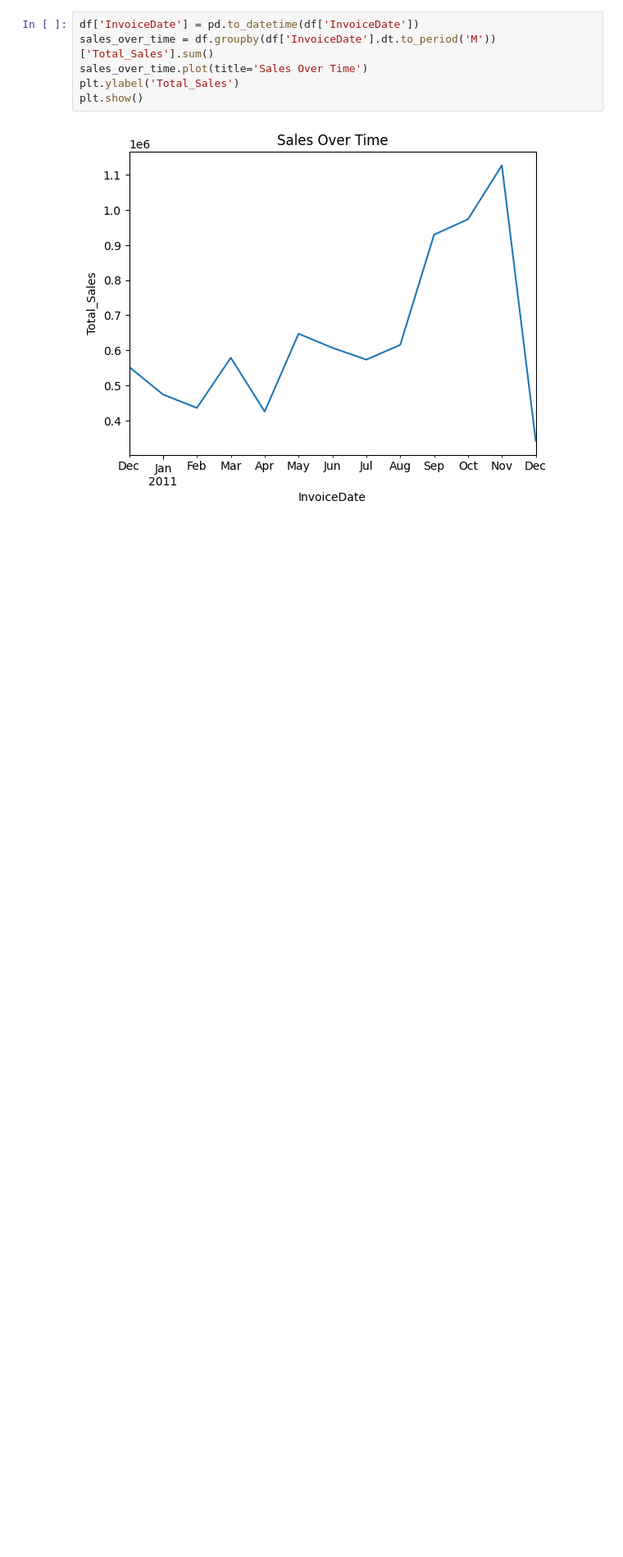
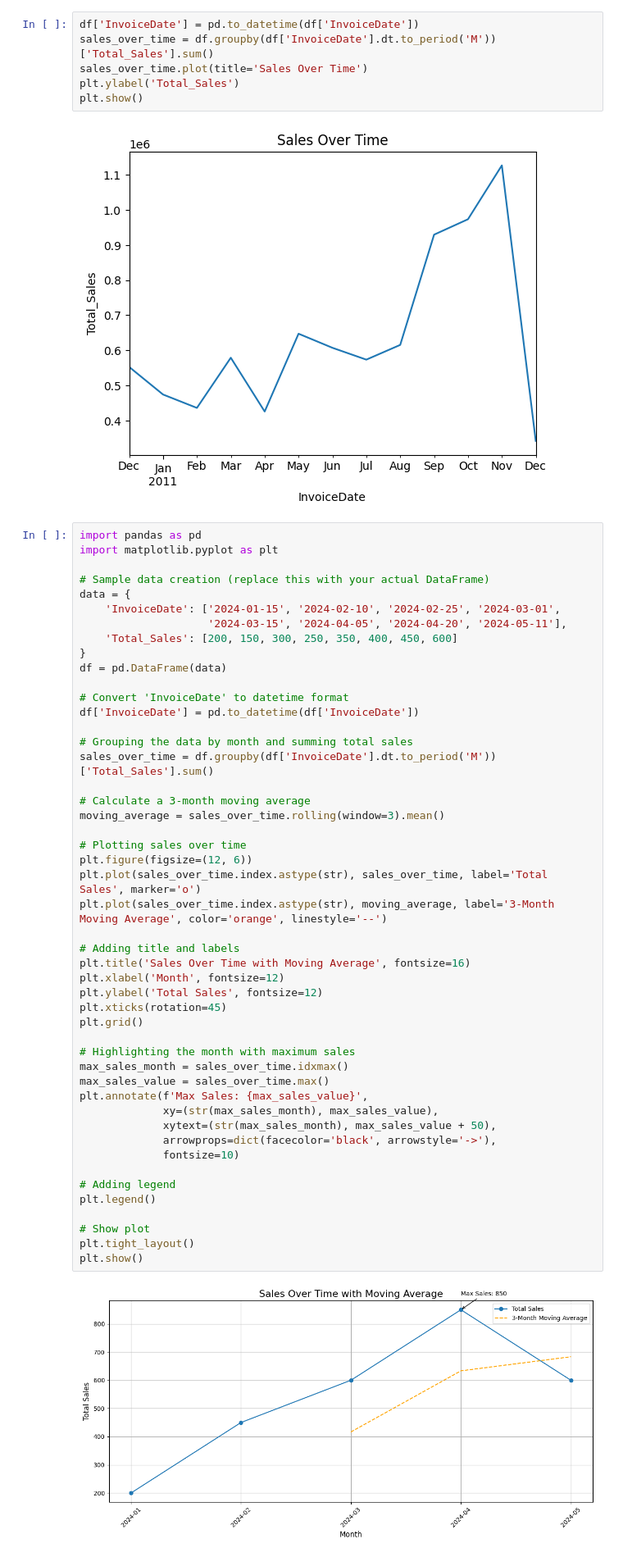
Before and after one commit to KhattakDataLab/Sales_Analysis, a Jupyter notebook: Sales.ipynb, the cells around one changed output. Shown at 82% size. Drawn from its saved outputs; the diff is of its cells as text; blank space fills up the shorter version.

Commit message:
Updated sales analysis code and added sales over time plot

```diff
--- a/Sales.ipynb
+++ b/Sales.ipynb
@@ -145,3 +145,53 @@ plt.ylabel('Total_Sales')
 plt.show()
 # %% [output]
 [figure]
+# %%
+import pandas as pd
+import matplotlib.pyplot as plt
+
+# Sample data creation (replace this with your actual DataFrame)
+data = {
+    'InvoiceDate': ['2024-01-15', '2024-02-10', '2024-02-25', '2024-03-01',
+                    '2024-03-15', '2024-04-05', '2024-04-20', '2024-05-11'],
+    'Total_Sales': [200, 150, 300, 250, 350, 400, 450, 600]
+}
+df = pd.DataFrame(data)
+
+# Convert 'InvoiceDate' to datetime format
+df['InvoiceDate'] = pd.to_datetime(df['InvoiceDate'])
+
+# Grouping the data by month and summing total sales
+sales_over_time = df.groupby(df['InvoiceDate'].dt.to_period('M'))['Total_Sales'].sum()
+
+# Calculate a 3-month moving average
+moving_average = sales_over_time.rolling(window=3).mean()
+
+# Plotting sales over time
+plt.figure(figsize=(12, 6))
+plt.plot(sales_over_time.index.astype(str), sales_over_time, label='Total Sales', marker='o')
+plt.plot(sales_over_time.index.astype(str), moving_average, label='3-Month Moving Average', color='orange', linestyle='--')
+
+# Adding title and labels
+plt.title('Sales Over Time with Moving Average', fontsize=16)
+plt.xlabel('Month', fontsize=12)
+plt.ylabel('Total Sales', fontsize=12)
+plt.xticks(rotation=45)
+plt.grid()
+
+# Highlighting the month with maximum sales
+max_sales_month = sales_over_time.idxmax()
+max_sales_value = sales_over_time.max()
+plt.annotate(f'Max Sales: {max_sales_value}',
+             xy=(str(max_sales_month), max_sales_value),
+             xytext=(str(max_sales_month), max_sales_value + 50),
+             arrowprops=dict(facecolor='black', arrowstyle='->'),
+             fontsize=10)
+
+# Adding legend
+plt.legend()
+
+# Show plot
+plt.tight_layout()
+plt.show()
+# %% [output]
+[figure, added]
```
Also changed, not shown: parts of 2 cells of this notebook, 1 other file.
